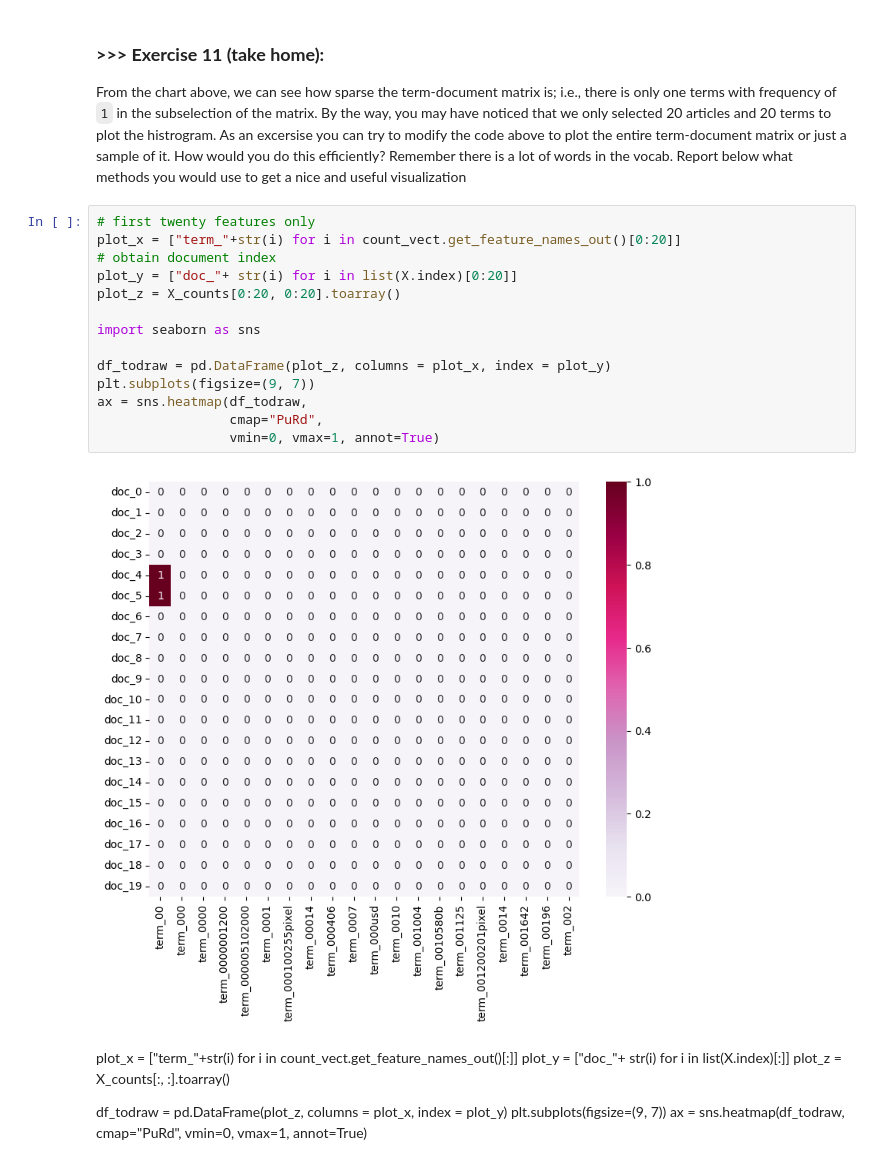
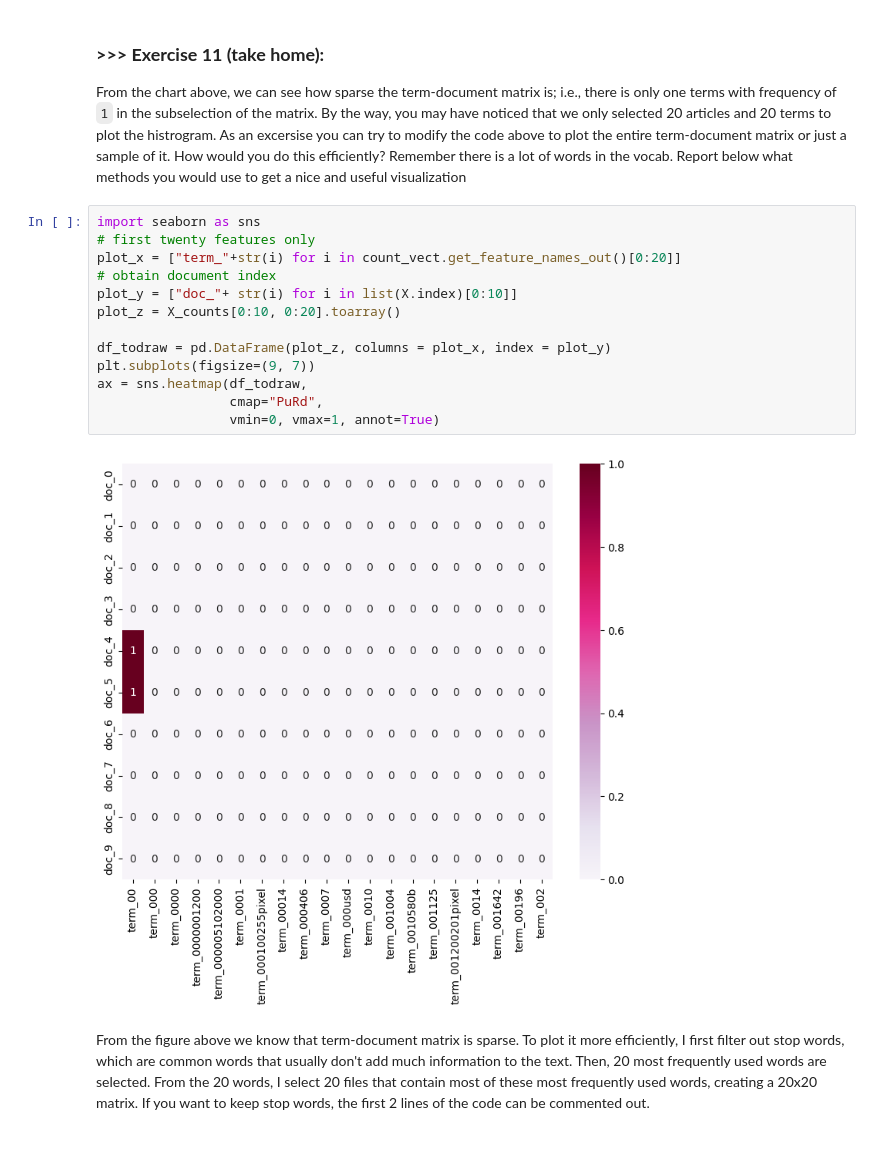
Before and after one commit to Victoria-Wei/DM2022-Lab1-Homework, a Jupyter notebook: DM2022-Lab1-Homework.ipynb, the cells around one changed output. Cells and saved outputs as stored; diff of their text form.

```diff
--- a/DM2022-Lab1-Homework.ipynb
+++ b/DM2022-Lab1-Homework.ipynb
@@ -258,29 +258,19 @@ The second 1 in the fifth record represents `01`.
 ### **>>> Exercise 11 (take home):**
 From the chart above, we can see how sparse the term-document matrix is; i.e., there is only one terms with frequency of `1` in the subselection of the matrix. By the way, you may have noticed that we only selected 20 articles and 20 terms to plot the histrogram. As an excersise you can try to modify the code above to plot the entire term-document matrix or just a sample of it. How would you do this efficiently? Remember there is a lot of words in the vocab. Report below what methods you would use to get a nice and useful visualization
 # %%
+import seaborn as sns
 # first twenty features only
 plot_x = ["term_"+str(i) for i in count_vect.get_feature_names_out()[0:20]]
 # obtain document index
-plot_y = ["doc_"+ str(i) for i in list(X.index)[0:20]]
-plot_z = X_counts[0:20, 0:20].toarray()
-
-import seaborn as sns
+plot_y = ["doc_"+ str(i) for i in list(X.index)[0:10]]
+plot_z = X_counts[0:10, 0:20].toarray()
 
 df_todraw = pd.DataFrame(plot_z, columns = plot_x, index = plot_y)
 plt.subplots(figsize=(9, 7))
 ax = sns.heatmap(df_todraw,
                  cmap="PuRd",
                  vmin=0, vmax=1, annot=True)
 # %% [output]
-[figure, old version]
+[figure, new version]
-# %% [markdown]
-plot_x = ["term_"+str(i) for i in count_vect.get_feature_names_out()[:]]
-plot_y = ["doc_"+ str(i) for i in list(X.index)[:]]
-plot_z = X_counts[:, :].toarray()
-
-
-df_todraw = pd.DataFrame(plot_z, columns = plot_x, index = plot_y)
-plt.subplots(figsize=(9, 7))
-ax = sns.heatmap(df_todraw,
-                 cmap="PuRd",
-                 vmin=0, vmax=1, annot=True)
+# %% [markdown]
+From the figure above we know that term-document matrix is sparse. To plot it more efficiently, I first filter out stop words, which are common words that usually don't add much information to the text. Then, 20 most frequently used words are selected. From the 20 words, I select 20 files that contain most of these most frequently used words, creating a 20x20 matrix. If you want to keep stop words, the first 2 lines of the code can be commented out.
```
Also changed, not shown: parts of 7 cells of this notebook.
